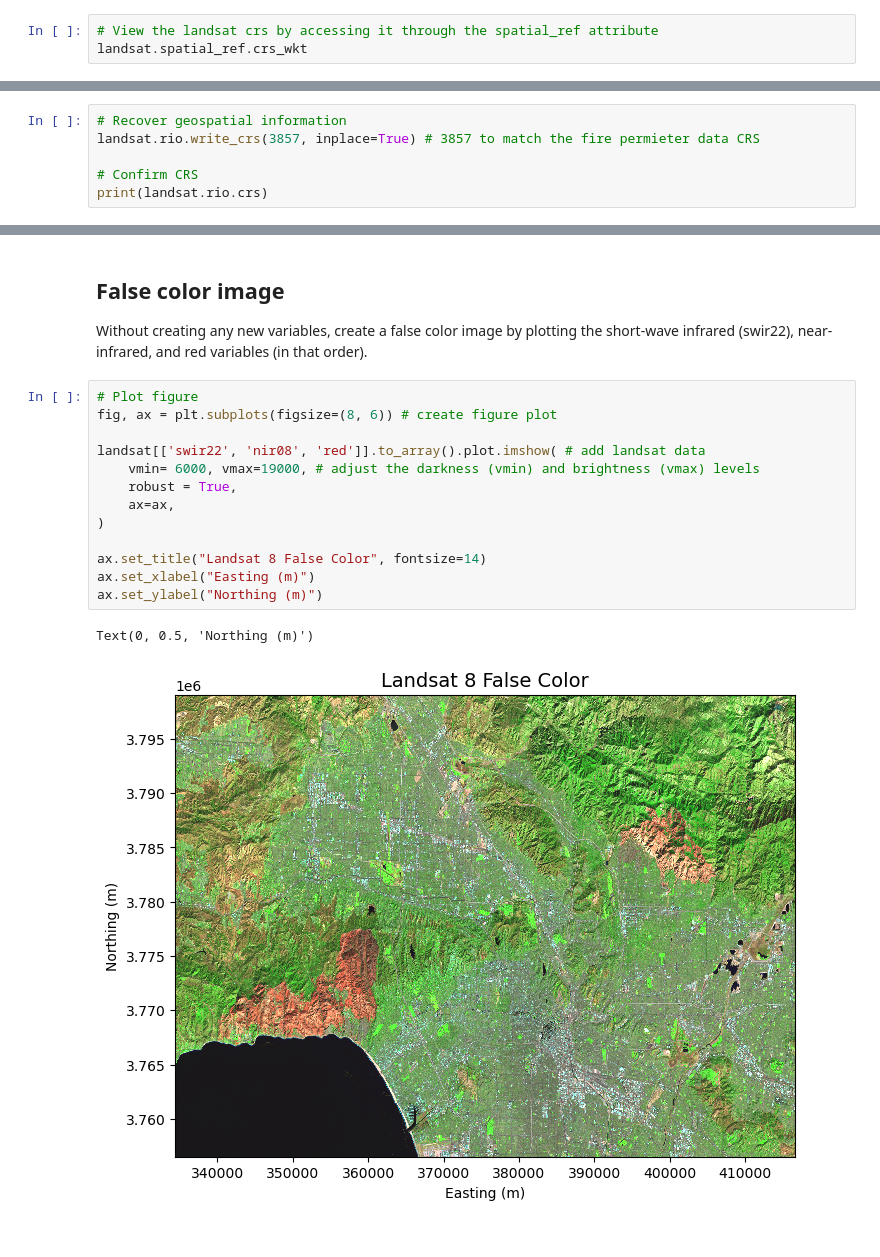
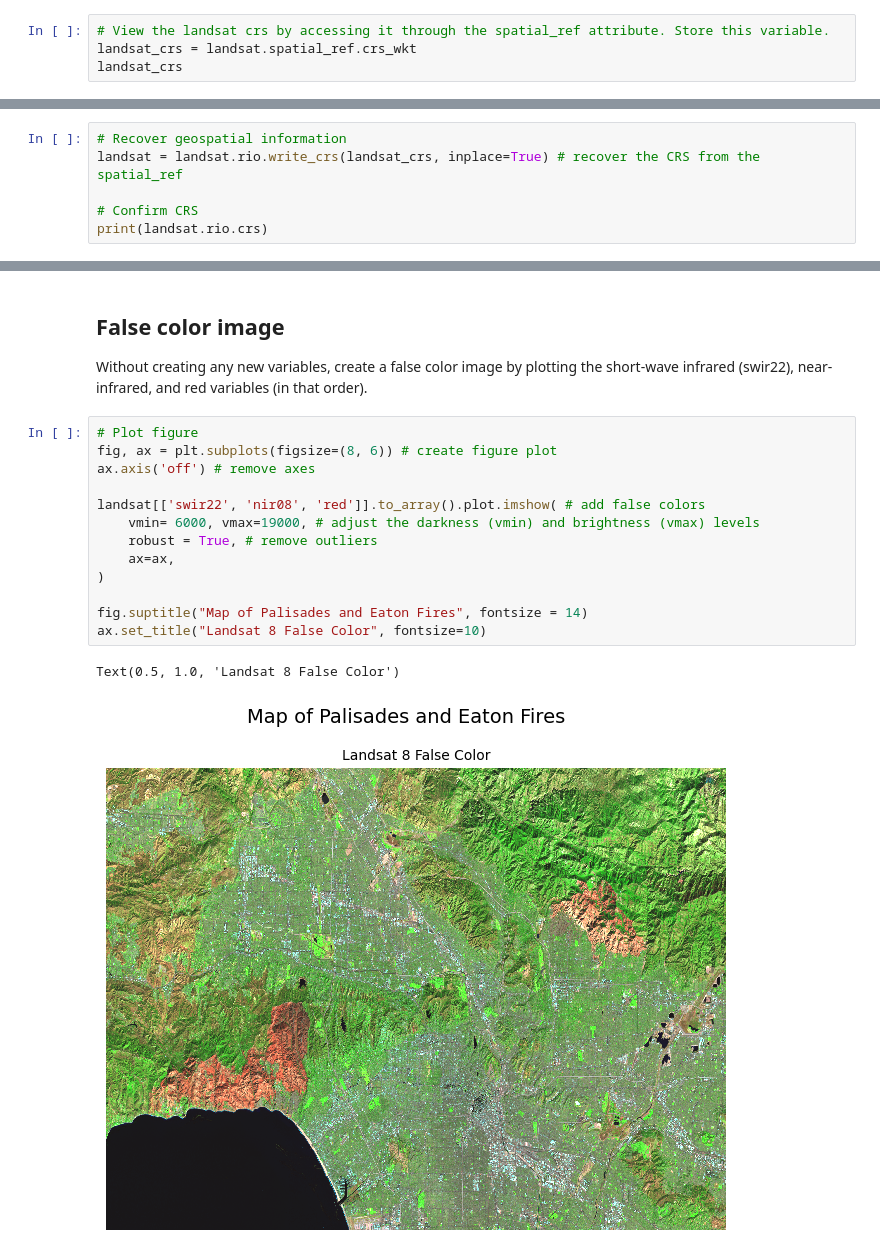
Before and after one commit to IsabellaSegarra/eaton-palisades-fires-impacts, a Jupyter notebook: hwk4-task2-false-color-segarra.ipynb, the cells around one changed output, grey strips where cells are left out. Saved outputs shown, nothing was run; the diff lists cells and outputs as text.

```diff
--- a/hwk4-task2-false-color-segarra.ipynb
+++ b/hwk4-task2-false-color-segarra.ipynb
@@ -111,11 +140,12 @@ None
 # %%
-# View the landsat crs by accessing it through the spatial_ref attribute
-landsat.spatial_ref.crs_wkt
+# View the landsat crs by accessing it through the spatial_ref attribute. Store this variable.
+landsat_crs = landsat.spatial_ref.crs_wkt
+landsat_crs
 # %% [output]
 'PROJCS["WGS 84 / UTM zone 11N",GEOGCS["WGS 84",DATUM["WGS_1984",SPHEROID["WGS 84",6378137,298.257223563,AUTHORITY["EPSG","7030"]],AUTHORITY["EPSG","6326"]],PRIMEM["Greenwich",0,AUTHORITY["EPSG","8901 ...
 # %%
 # Recover geospatial information
-landsat.rio.write_crs(3857, inplace=True) # 3857 to match the fire permieter data CRS
+landsat = landsat.rio.write_crs(landsat_crs, inplace=True) # recover the CRS from the spatial_ref
 
 # Confirm CRS
 print(landsat.rio.crs)
@@ -178,16 +207,16 @@ Without creating any new variables, create a false color image by plotting the s
 # %%
 # Plot figure
 fig, ax = plt.subplots(figsize=(8, 6)) # create figure plot
+ax.axis('off') # remove axes
 
-landsat[['swir22', 'nir08', 'red']].to_array().plot.imshow( # add landsat data
+landsat[['swir22', 'nir08', 'red']].to_array().plot.imshow( # add false colors
     vmin= 6000, vmax=19000, # adjust the darkness (vmin) and brightness (vmax) levels
-    robust = True,
+    robust = True, # remove outliers
     ax=ax,
 )
 
-ax.set_title("Landsat 8 False Color", fontsize=14)
-ax.set_xlabel("Easting (m)")
-ax.set_ylabel("Northing (m)")
+fig.suptitle("Map of Palisades and Eaton Fires", fontsize = 14)
+ax.set_title("Landsat 8 False Color", fontsize=10)
 # %% [output]
-Text(0, 0.5, 'Northing (m)')
+Text(0.5, 1.0, 'Landsat 8 False Color')
-[figure, old version]
+[figure, new version]
```
Also changed, not shown: parts of 32 cells of this notebook.
